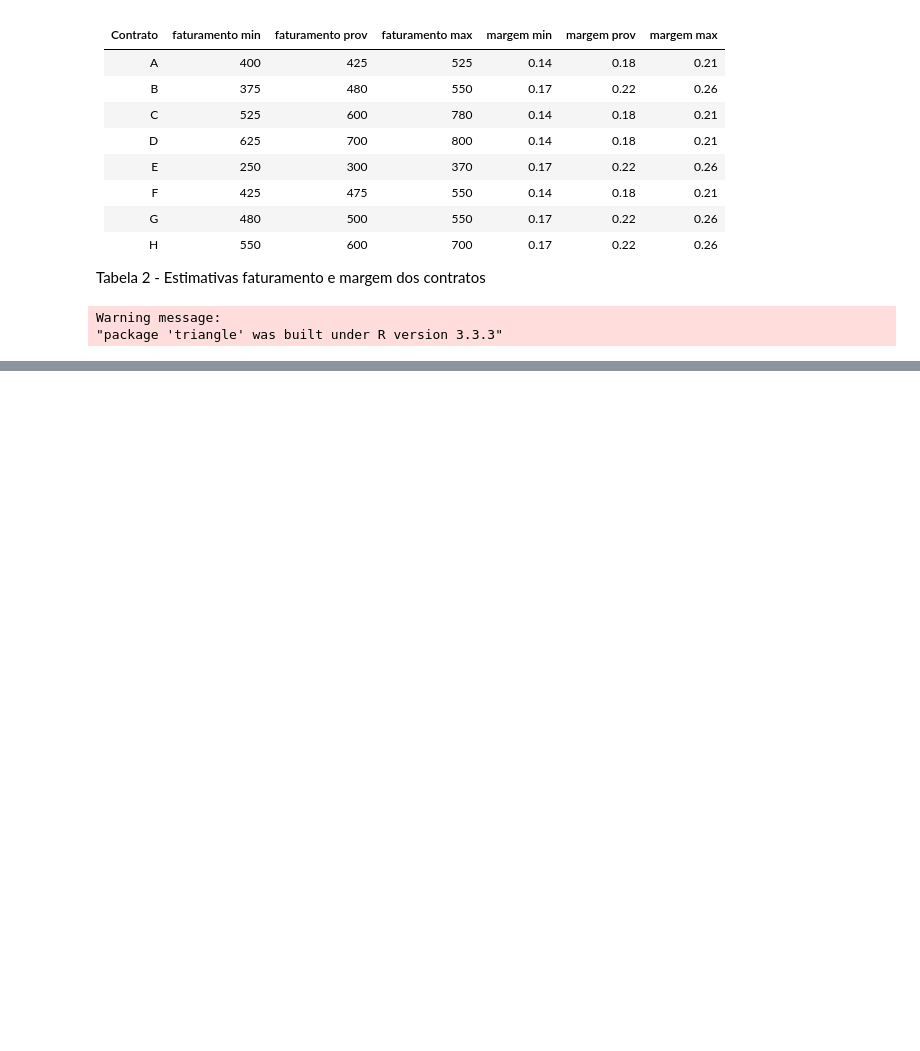
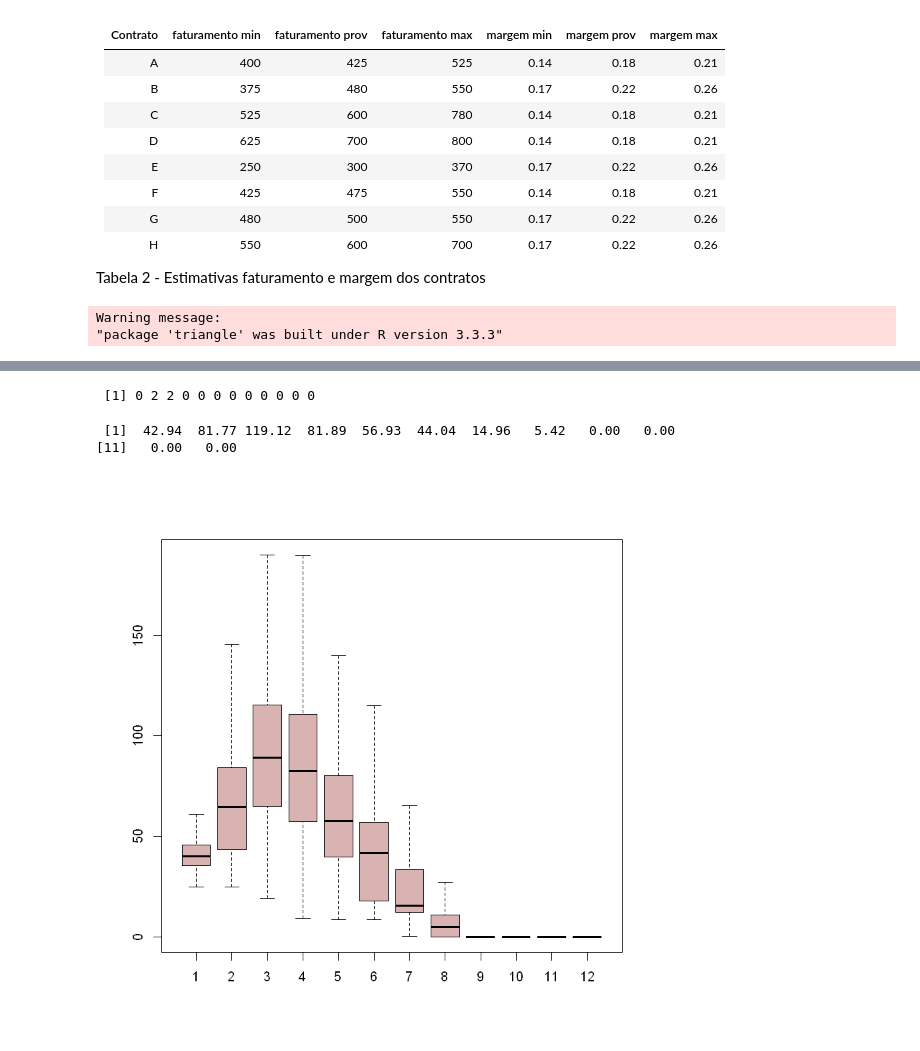
Before and after one commit to lfkopp/PPGI, a Jupyter notebook: ANALISE-RISCO/lista_6/lista_6.ipynb, the cells around one changed output, grey strips where cells are left out. Cells and saved outputs as stored; diff of their text form; code cells hidden in the pictures; blank space fills up the shorter version.

```diff
--- a/ANALISE-RISCO/lista_6/lista_6.ipynb
+++ b/ANALISE-RISCO/lista_6/lista_6.ipynb
@@ -39,0 +78,50 @@ Warning message:
+# %%
+distribui <- function(inicio,duracao,valor){
+    fim <- inicio + duracao -1
+    mensal <- valor / duracao
+    parcela <- rep(0,12)
+    for(mes in 1:12){
+        if(floor(inicio) == mes){
+            parcela[[mes]] <- round((mes-inicio+1)*mensal,2)
+        }
+
+        if(floor(fim) + 1 == mes){
+            parcela[[mes]] <- round((fim-mes+1)*mensal,2)
+        }
+
+        if((floor(inicio) + 1 <= mes) & (floor(fim) >= mes)){
+            parcela[[mes]] <- round(mensal,2)
+        }
+    }
+    parcela
+}
+distribui(2,2,4)
+# %% [output]
+ [1] 0 2 2 0 0 0 0 0 0 0 0 0
+# %%
+simula <- function(){
+    dados <- d()
+    fatura <- rep(0,12)
+    n <- length(dados)
+    resultado <- c()
+    for(i in 1:n){
+
+        fatura <- fatura +(distribui(dados[[i]][2], dados[[i]][3],
+                                     dados[[i]][1] * dados[[i]][4] *
+                                     dados[[i]][5]))
+    }
+    fatura
+}
+simula()
+# %% [output]
+ [1]  42.94  81.77 119.12  81.89  56.93  44.04  14.96   5.42   0.00   0.00
+[11]   0.00   0.00
+# %%
+n <- c()
+for(j in 1:3000){
+    n <- rbind(n,c(simula()))
+}
+# %%
+boxplot(n, outline = F, col=rgb(.5,0,0,.3))
+# %% [output]
+[figure, added]
```
Also changed, not shown: parts of 3 cells of this notebook, 37 other files.
